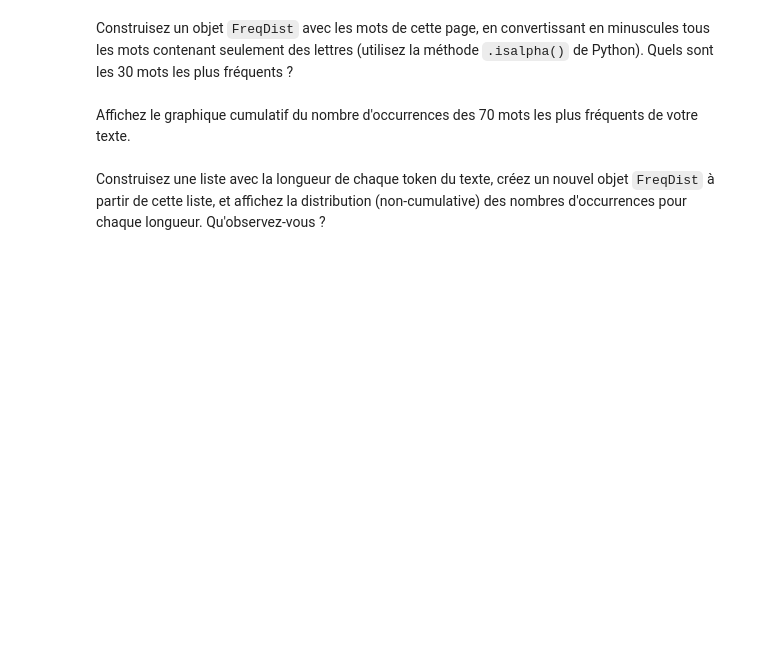
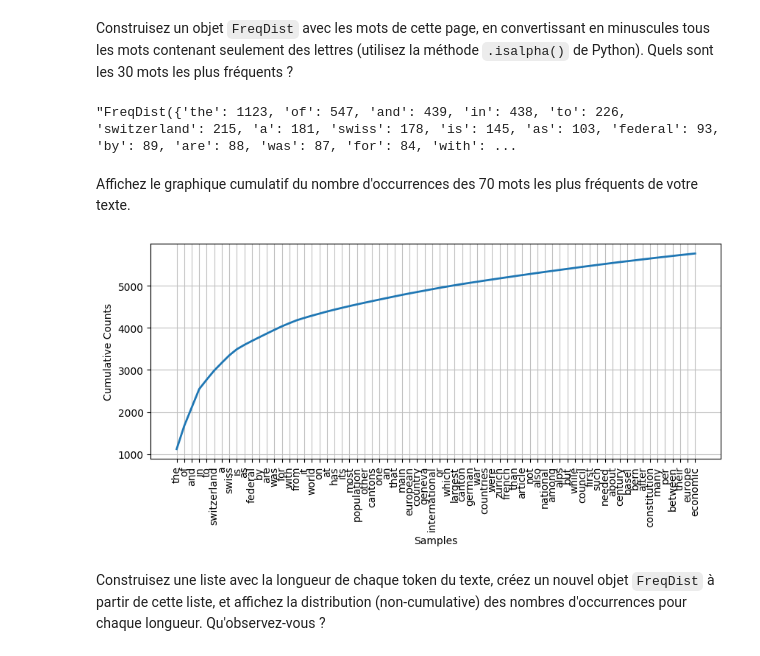
Before and after one commit to doriangi/TAL_Labo1_student, a Jupyter notebook: TAL_Labo1c_student.ipynb, the cells around one changed output. Saved outputs shown, nothing was run; the diff lists cells and outputs as text; code cells hidden in the pictures; blank space fills up the shorter version.

```diff
--- a/TAL_Labo1c_student.ipynb
+++ b/TAL_Labo1c_student.ipynb
@@ -113,3 +113,7 @@ Déterminez le vocabulaire de cette page (la liste des _types_) en convertissant
 * Quels sont les mots qui ont plus de 15 lettres ?  (Ou une autre taille qui vous semble intéressante.)
 # %%
 # Please write your Python code below and execute it.
+s = set()
+for w in words2 :
+    s.add(w)
+print(len(s))
@@ -117,5 +143,13 @@ Déterminez le vocabulaire de cette page (la liste des _types_) en convertissant
 Construisez un objet `FreqDist` avec les mots de cette page, en convertissant en minuscules tous les mots contenant seulement des lettres (utilisez la méthode `.isalpha()` de Python).  Quels sont les 30 mots les plus fréquents ?
 # %%
 # Please write your Python code below and execute it.
+from nltk.probability import FreqDist
+fdist = FreqDist()
+for w in words2:
+    if(w.isalpha()):
+        fdist[w.lower()] += 1
+fdist.pformat(30)
+# %% [output]
+"FreqDist({'the': 1123, 'of': 547, 'and': 439, 'in': 438, 'to': 226, 'switzerland': 215, 'a': 181, 'swiss': 178, 'is': 145, 'as': 103, 'federal': 93, 'by': 89, 'are': 88, 'was': 87, 'for': 84, 'with': ...
 # %% [markdown]
 Affichez le graphique cumulatif du nombre d'occurrences des 70 mots les plus fréquents de votre texte.
@@ -124,2 +156,11 @@ Affichez le graphique cumulatif du nombre d'occurrences des 70 mots les plus fr
+# %%
+# Please write your Python code below and execute it.
+import matplotlib.pyplot as plt
+fig = plt.figure(figsize = (10,4))
+plt.gcf().subplots_adjust(bottom=0.15) # to avoid x-ticks cut-off
+fdist.plot(70, cumulative=True)
+plt.show()
+# %% [output]
+[figure, added]
 # %% [markdown]
 Construisez une liste avec la longueur de chaque token du texte, créez un nouvel objet `FreqDist` à partir de cette liste, et affichez la distribution (non-cumulative) des nombres d'occurrences pour chaque longueur.  Qu'observez-vous ?
```
Also changed, not shown: parts of 8 cells of this notebook, 1 other file.
